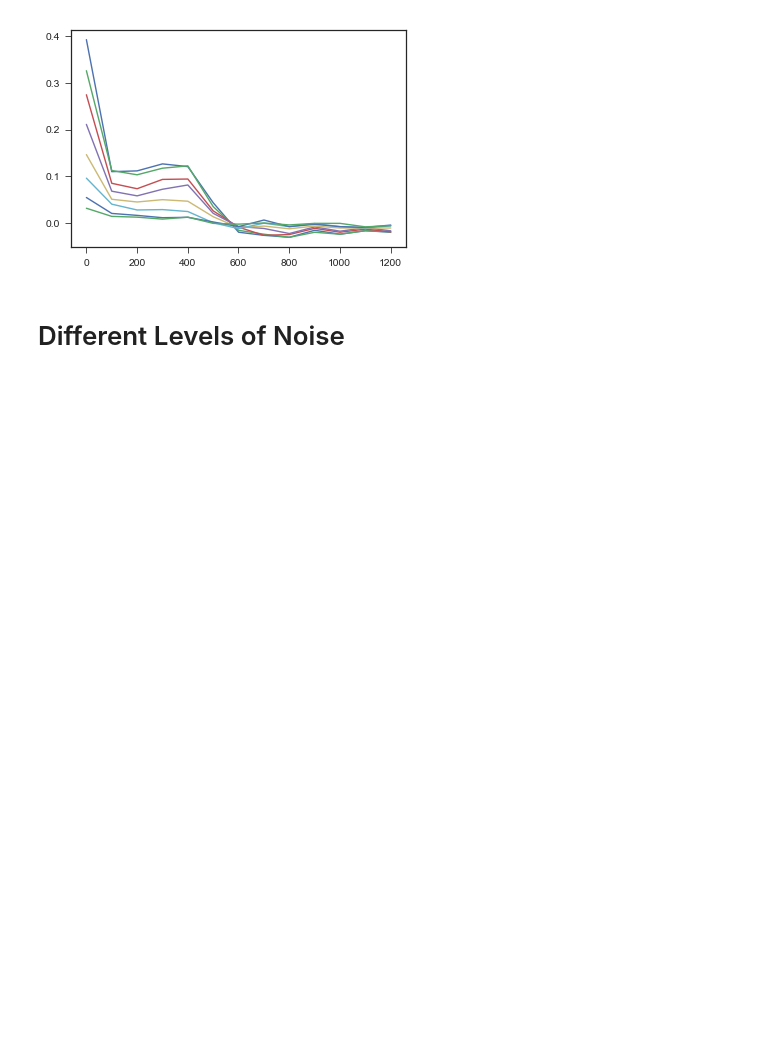
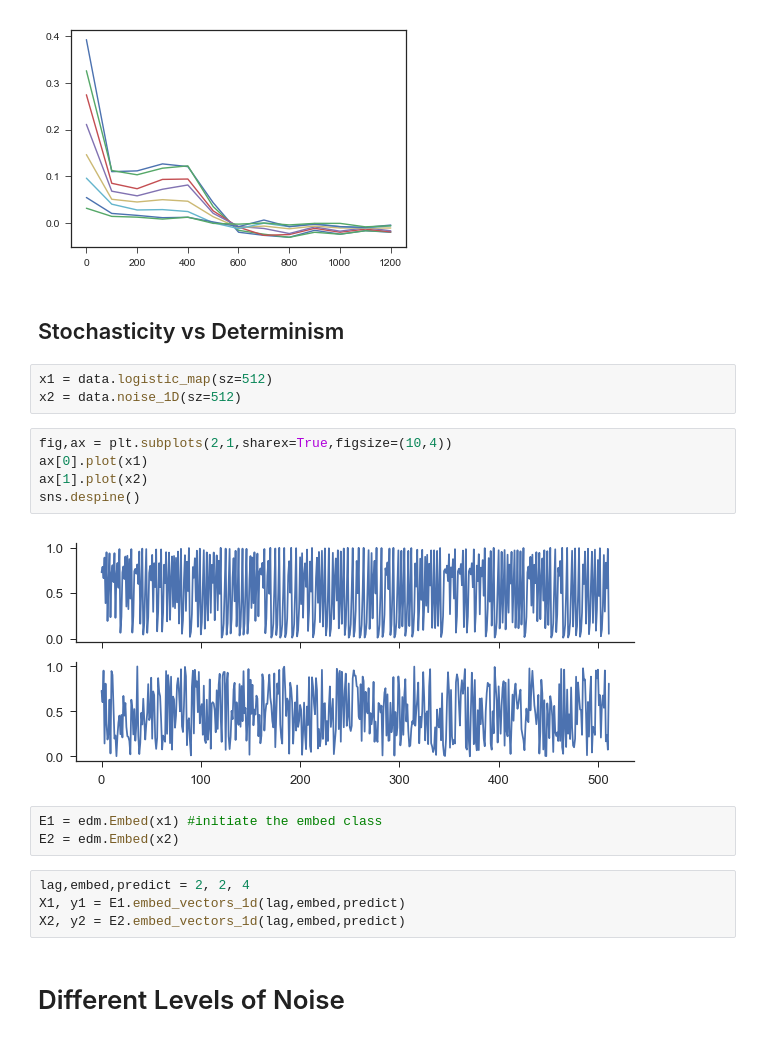
Before and after one commit to nickc1/skedm, a Jupyter notebook: scripts/skedm_examples.ipynb, the cells around one changed output. Saved outputs shown, nothing was run; the diff lists cells and outputs as text; blank space fills up the shorter version.

```diff
--- a/scripts/skedm_examples.ipynb
+++ b/scripts/skedm_examples.ipynb
@@ -550,6 +550,25 @@ fig.colorbar(cax);
 plt.plot(nn_list,s_range);
 # %% [output]
 [figure]
+# %% [markdown]
+## Stochasticity vs Determinism
+# %%
+x1 = data.logistic_map(sz=512)
+x2 = data.noise_1D(sz=512)
+# %%
+fig,ax = plt.subplots(2,1,sharex=True,figsize=(10,4))
+ax[0].plot(x1)
+ax[1].plot(x2)
+sns.despine()
+# %% [output]
+[figure, added]
+# %%
+E1 = edm.Embed(x1) #initiate the embed class
+E2 = edm.Embed(x2)
+# %%
+lag,embed,predict = 2, 2, 4
+X1, y1 = E1.embed_vectors_1d(lag,embed,predict)
+X2, y2 = E2.embed_vectors_1d(lag,embed,predict)
 # %% [markdown]
 # Different Levels of Noise
 # %%
```
Also changed, not shown: parts of 38 cells of this notebook, 4 other files.
